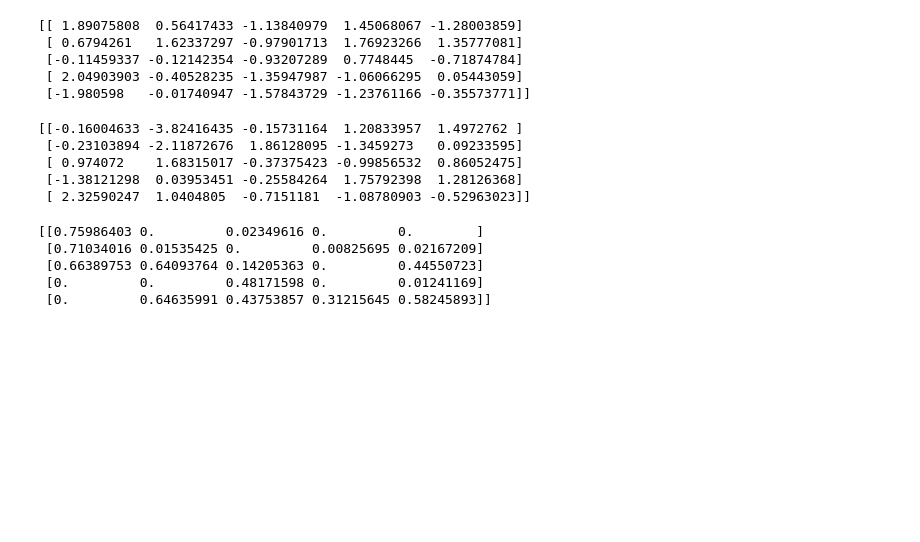
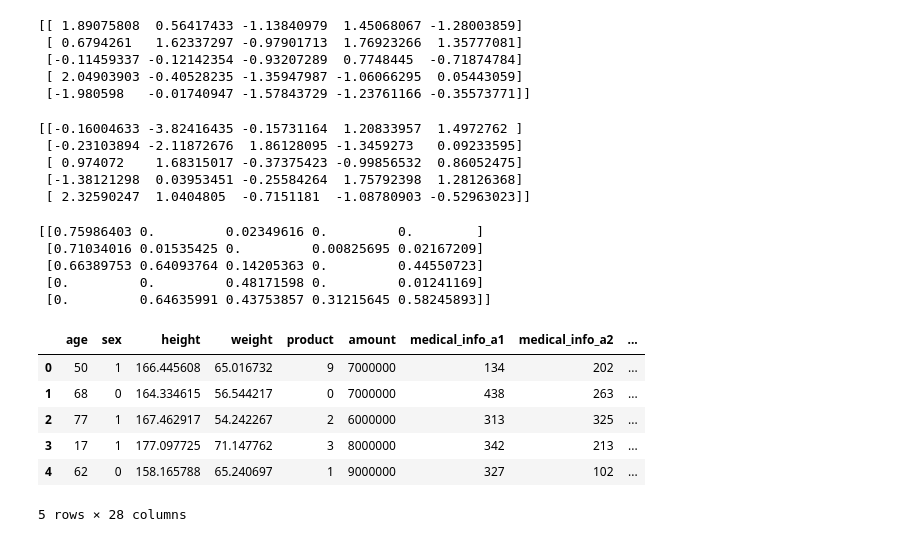
Before and after one commit to sher1ock-jp/EEG-basic, a Jupyter notebook: dietanic/dietanic.ipynb, the cells around one changed output. Cells and saved outputs as stored; diff of their text form; code cells hidden in the pictures; blank space fills up the shorter version.

```diff
--- a/dietanic/dietanic.ipynb
+++ b/dietanic/dietanic.ipynb
@@ -696,3 +696,19 @@ model.fit(train_x)
 # 変換の適用
 train_x = model.transform(train_x)
 test_x = model.transform(test_x)
+# %%
+# train_xは学習データ、train_yは目的変数、test_xはテストデータ
+# pandasのDataFrame, Seriesで保持します。（numpyのarrayで保持することもあります）
+
+train = pd.read_csv('../../../../Downloads/train_preprocessed.csv')
+train_x = train.drop(['target'], axis=1)
+train_y = train['target']
+test_x = pd.read_csv('../../../../Downloads/test_preprocessed.csv')
+
+# 学習データを学習データとバリデーションデータに分ける
+from sklearn.model_selection import KFold
+
+kf = KFold(n_splits=4, shuffle=True, random_state=71)
+tr_idx, va_idx = list(kf.split(train_x))[0]
+tr_x, va_x = train_x.iloc[tr_idx], train_x.iloc[va_idx]
+tr_y, va_y = train_y.iloc[tr_idx], train_y.iloc[va_idx]
@@ -698,0 +719,10 @@ test_x = model.transform(test_x)
+# %%
+train_x.head()
+# %% [output]
+|  | age | sex | height | weight | product | amount | medical_info_a1 | medical_info_a2 | ... |
+| 0 | 50 | 1 | 166.445608 | 65.016732 | 9 | 7000000 | 134 | 202 | ... |
+| 1 | 68 | 0 | 164.334615 | 56.544217 | 0 | 7000000 | 438 | 263 | ... |
+| 2 | 77 | 1 | 167.462917 | 54.242267 | 2 | 6000000 | 313 | 325 | ... |
+| 3 | 17 | 1 | 177.097725 | 71.147762 | 3 | 8000000 | 342 | 213 | ... |
+| 4 | 62 | 0 | 158.165788 | 65.240697 | 1 | 9000000 | 327 | 102 | ... |
+5 rows × 28 columns
```
Also changed, not shown: parts of 7 cells of this notebook.
